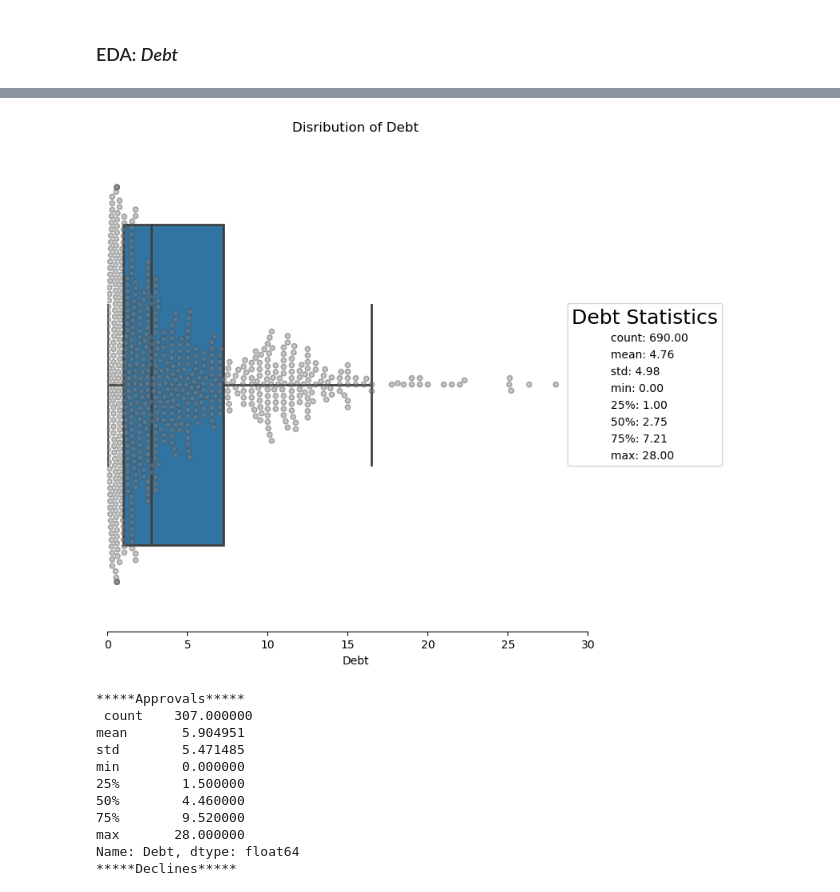
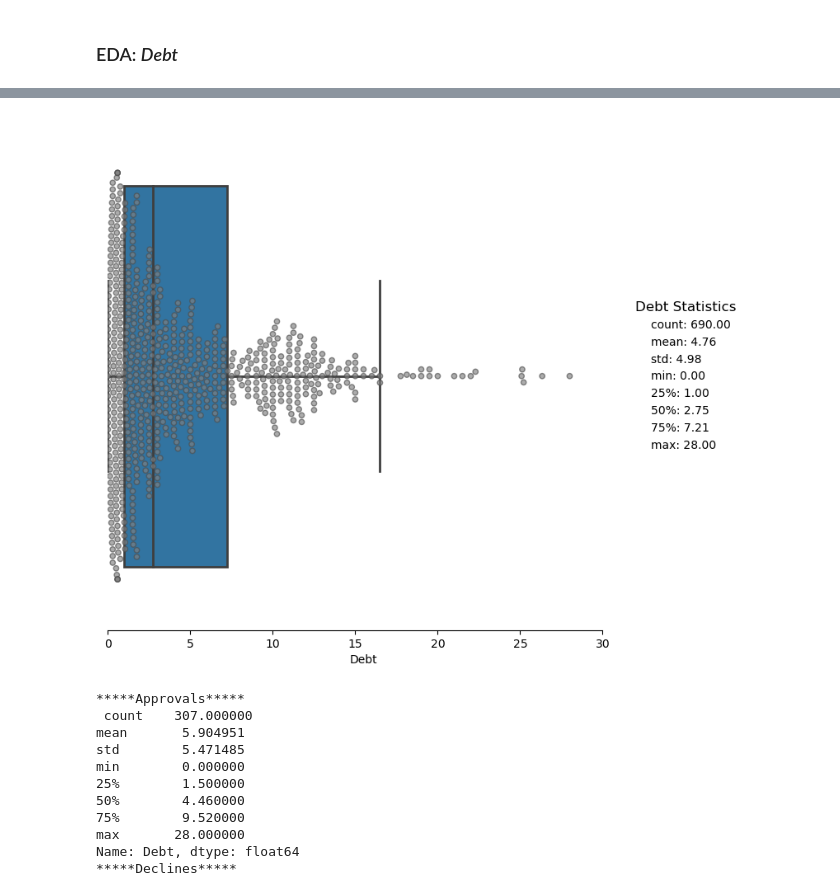
Before and after one commit to nvbergen/DC_project_CC_apps, a Jupyter notebook: Code/Credit approval Project.ipynb, the cells around one changed output, grey strips where cells are left out. Drawn from its saved outputs; the diff is of its cells as text; code cells hidden in the pictures.

```diff
--- a/Code/Credit approval Project.ipynb
+++ b/Code/Credit approval Project.ipynb
@@ -1131,35 +1169,34 @@ Name: Debt, dtype: float64
 # %%
 #make plot objects
 plt.figure(figsize = (8,8))
-ax = sns.boxplot(x= 'Debt', data=apps2, showfliers = False, showcaps = True, width = 0.65, linewidth= 2 )
-ax = sns.swarmplot(x = 'Debt', data = apps2, color = 'grey', alpha = 0.45, size = 4.55, linewidth=1)
+ax = sns.boxplot(x= 'Debt', data=apps2, showfliers = False, showcaps = True, width = 0.75, linewidth= 2 )
+ax = sns.swarmplot(x = 'Debt', data = apps2, color = 'grey', alpha = 0.65, size = 4.55, linewidth=1)
 
 #modify params of plot
-ax.set_title('Disribution of Debt')
 ax.set_xlim(0,(apps2['Debt'].max()+3))
 ax.tick_params(left=False, bottom=True)
 sns.despine(left = True, trim = True)
 
 
 
 #Adds stats descriptions as a legend on plot.
 '''
 Code credit: https://stackoverflow.com/questions/68439996/summary-statistics-on-seaborn-plot-in-dynamic-location-or-just-out-of-the-way
 '''
 labels = [f"{stat}: {val:.2f}" for stat, val in apps2['Debt'].describe().items()]
 handles = [plt.Line2D([], [], visible=False) for _ in labels]
 
 ax.legend(
     handles,
     labels,
     loc="right",
     handlelength=0,
     bbox_to_anchor=(1.25,0.5),
     title = "Debt Statistics",
-    title_fontsize= 18,
+    title_fontsize= 12, frameon = False
 );
 # %% [output]
-[figure, old version]
+[figure, new version]
 # %%
 print("*****Approvals*****\n",apps2[apps2['ApprovalStatus']=='+']['Debt'].describe())
 print("*****Declines*****\n",apps2[apps2['ApprovalStatus']=='-']['Debt'].describe())
```
Also changed, not shown: parts of 13 cells of this notebook.
